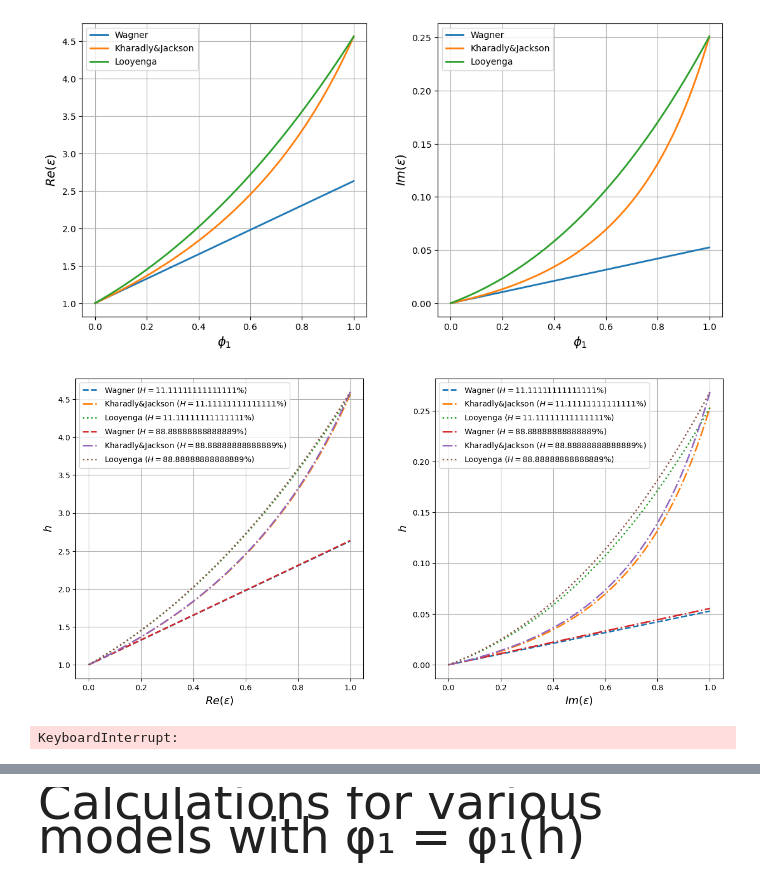
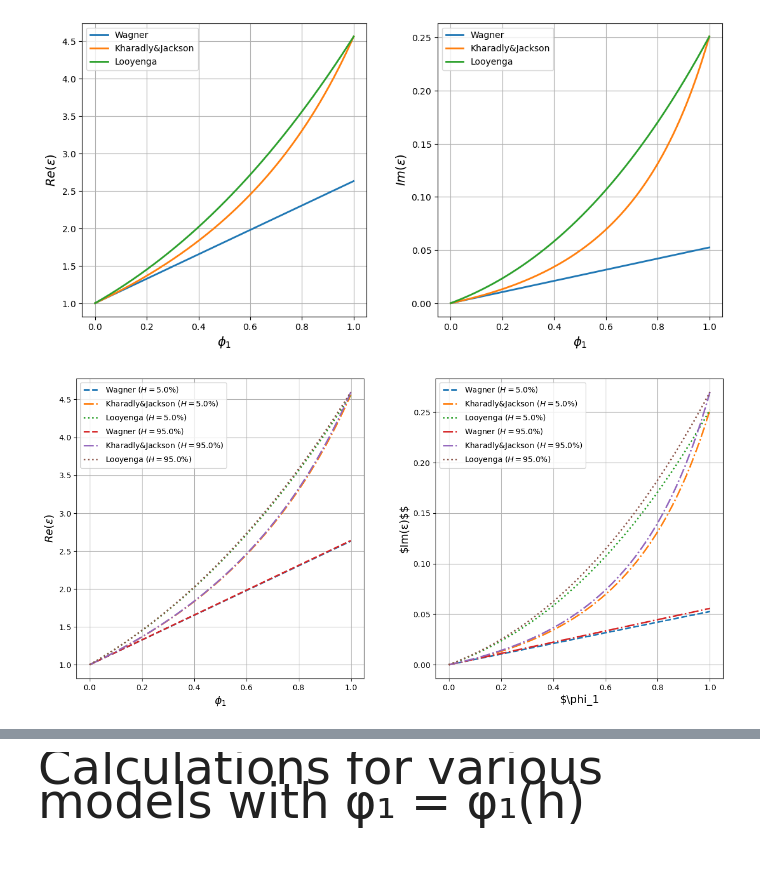
Before and after one commit to Margo-10/pe_radiowaves, a Jupyter notebook: pe_radiowaves.ipynb, the cells around one changed output, grey strips where cells are left out. Drawn from its saved outputs; the diff is of its cells as text; code cells hidden in the pictures.

```diff
--- a/pe_radiowaves.ipynb
+++ b/pe_radiowaves.ipynb
@@ -130,33 +130,33 @@ eps_l_complex= np.imag(eps_l_complex)
 # %%
 fig, axs = plt.subplots(1, 2, figsize=(15, 7), gridspec_kw={'wspace': 0.25} )
 #fig.suptitle('Добавление влажности ($H = {} \% $)'.format(Humidity*100))
 
 axs[0].plot(phi_1_arr, eps_w_real[:,1],  label='Wagner ($H = {} \% $)'.format(Humidity[1]*100), linewidth='2', linestyle='--')
 axs[0].plot(phi_1_arr,eps_kj_real[:,1], label='Kharadly&Jackson ($H = {} \% $)'.format(Humidity[1]*100), linewidth='2',  linestyle='-.')
 axs[0].plot(phi_1_arr,eps_l_real[:,1],  label='Looyenga ($H = {} \% $)'.format(Humidity[1]*100), linewidth='2', linestyle=':')
-axs[0].plot(phi_1_arr,eps_w_real[:,18],   label='Wagner ($H = {} \% $)'.format(Humidity[18]*100), linewidth='2', linestyle='--')
-axs[0].plot(phi_1_arr,eps_kj_real[:,18], label='Kharadly&Jackson ($H = {} \% $)'.format(Humidity[18]*100), linewidth='2',  linestyle='-.')
-axs[0].plot(phi_1_arr,eps_l_real[:,18],   label='Looyenga ($H = {} \% $)'.format(Humidity[18]*100), linewidth='2', linestyle=':')
-axs[0].set_ylabel('$h$', fontsize=14)
-axs[0].set_xlabel('$Re(ε)$', fontsize=14) #, labelpad=18)
+axs[0].plot(phi_1_arr,eps_w_real[:,19],   label='Wagner ($H = {} \% $)'.format(Humidity[19]*100), linewidth='2', linestyle='--')
+axs[0].plot(phi_1_arr,eps_kj_real[:,19], label='Kharadly&Jackson ($H = {} \% $)'.format(Humidity[19]*100), linewidth='2',  linestyle='-.')
+axs[0].plot(phi_1_arr,eps_l_real[:,19],   label='Looyenga ($H = {} \% $)'.format(Humidity[19]*100), linewidth='2', linestyle=':')
+axs[0].set_ylabel('$Re(ε)$', fontsize=14)
+axs[0].set_xlabel('$\phi_1$', fontsize=14) #, labelpad=18)
 #axs[0].set_title('Стандартная рефракция без пыли')
 axs[0].ticklabel_format(style='scientific', axis='Both', useMathText=True, useOffset=False)
 axs[0].grid(True)
 axs[0].legend()
 
 axs[1].plot(phi_1_arr,eps_w_complex[:,1],   label='Wagner ($H = {} \% $)'.format(Humidity[1]*100), linewidth='2', linestyle='--')
 axs[1].plot(phi_1_arr,eps_kj_complex[:,1],  label='Kharadly&Jackson ($H = {} \% $)'.format(Humidity[1]*100), linewidth='2', linestyle='-.')
 axs[1].plot(phi_1_arr,eps_l_complex[:,1], label='Looyenga ($H = {} \% $)'.format(Humidity[1]*100), linewidth='2', linestyle=':')
-axs[1].plot(phi_1_arr,eps_w_complex[:,18],  label='Wagner ($H = {} \% $)'.format(Humidity[18]*100), linewidth='2', linestyle='-.')
-axs[1].plot(phi_1_arr,eps_kj_complex[:,18],  label='Kharadly&Jackson ($H = {} \% $)'.format(Humidity[18]*100), linewidth='2', linestyle='-.')
-axs[1].plot(phi_1_arr,eps_l_complex[:,18], label='Looyenga ($H = {} \% $)'.format(Humidity[18]*100), linewidth='2', linestyle=':')
-axs[1].set_xlabel('$Im(ε)$', fontsize=14) #, labelpad=18)
-axs[1].set_ylabel('$h$', fontsize=14)
+axs[1].plot(phi_1_arr,eps_w_complex[:,19],  label='Wagner ($H = {} \% $)'.format(Humidity[19]*100), linewidth='2', linestyle='-.')
+axs[1].plot(phi_1_arr,eps_kj_complex[:,19],  label='Kharadly&Jackson ($H = {} \% $)'.format(Humidity[19]*100), linewidth='2', linestyle='-.')
+axs[1].plot(phi_1_arr,eps_l_complex[:,19], label='Looyenga ($H = {} \% $)'.format(Humidity[19]*100), linewidth='2', linestyle=':')
+axs[1].set_xlabel('$\phi_1', fontsize=14) #, labelpad=18)
+axs[1].set_ylabel('$Im(ε)$$', fontsize=14)
 # axs[1].set_title()
 axs[1].ticklabel_format(style='scientific', axis='Both', useMathText=True, useOffset=False)
 axs[1].grid(True)
 axs[1].legend()
 
 plt.show()
 # %% [output]
-[figure, old version]
+[figure, new version]
@@ -171,6 +162,0 @@ for i in range(H_max*coeff+1):
-# %%
-for i in range(H_max*coeff+1):
-    eps_l_real[i] = pow((phi_1_arr[i]*(pow(eps_1,1.0/3.0)-pow(eps_0[i],1.0/3.0)) + pow(eps_0[i],1.0/3.0)), 3)
-    eps_l_real[i] = eps_l_real[i].real
-# %% [output]
-KeyboardInterrupt:
```
Also changed, not shown: parts of 17 cells of this notebook.
